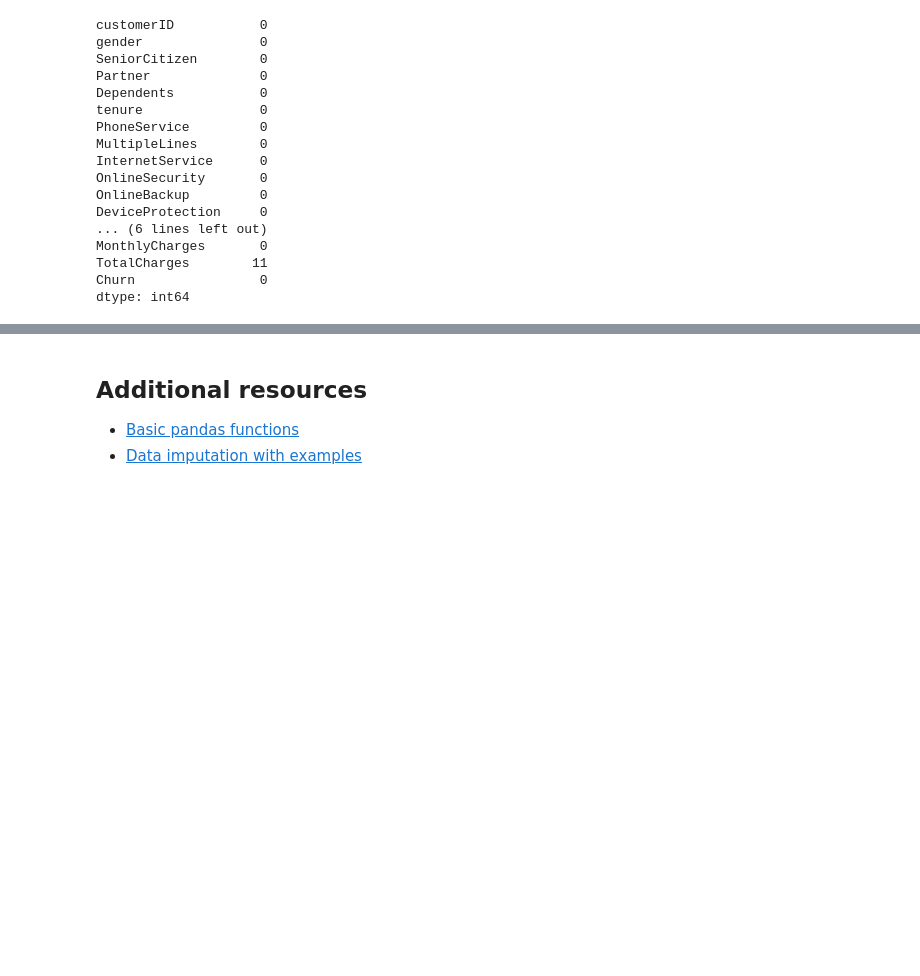
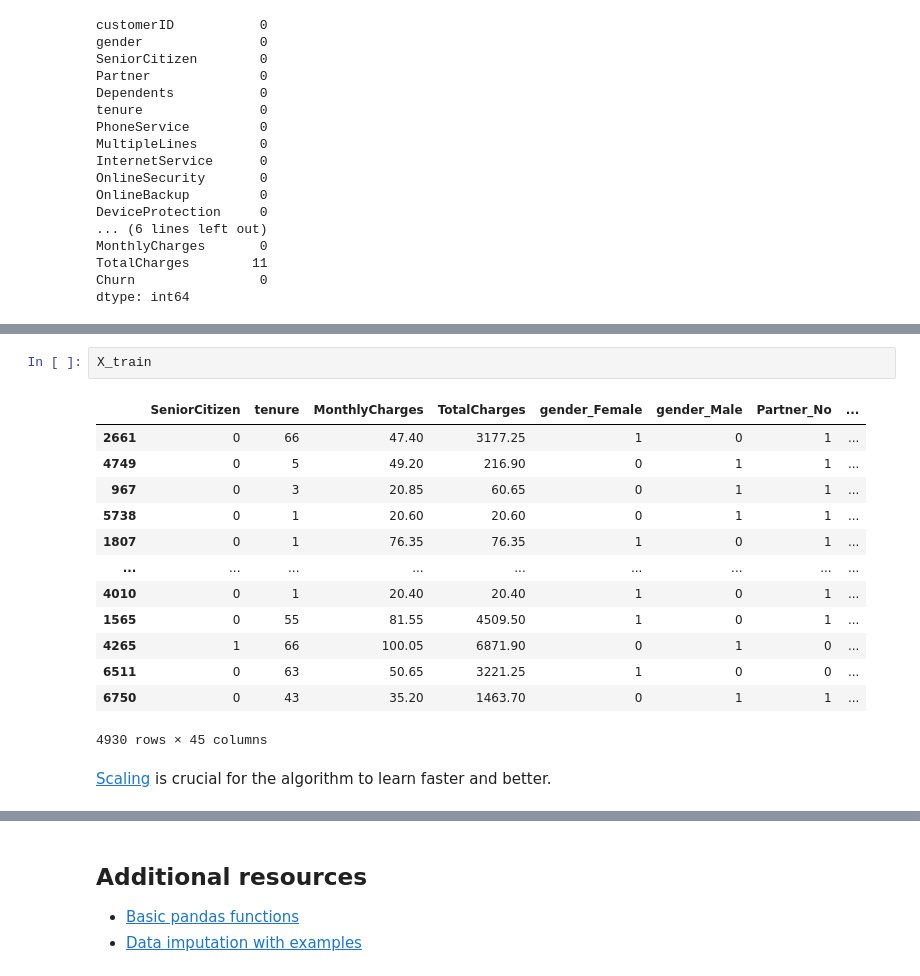
Before and after one commit to alessiodevoto/deepers, a Jupyter notebook: labs/lab1.ipynb, the cells around one changed output, grey strips where cells are left out. Cells and saved outputs as stored; diff of their text form; blank space fills up the shorter version.

```diff
--- a/labs/lab1.ipynb
+++ b/labs/lab1.ipynb
@@ -418,0 +504,18 @@ c. MLP ?
+# %%
+X_train
+# %% [output]
+|  | SeniorCitizen | tenure | MonthlyCharges | TotalCharges | gender_Female | gender_Male | Partner_No | ... |
+| 2661 | 0 | 66 | 47.40 | 3177.25 | 1 | 0 | 1 | ... |
+| 4749 | 0 | 5 | 49.20 | 216.90 | 0 | 1 | 1 | ... |
+| 967 | 0 | 3 | 20.85 | 60.65 | 0 | 1 | 1 | ... |
+| 5738 | 0 | 1 | 20.60 | 20.60 | 0 | 1 | 1 | ... |
+| 1807 | 0 | 1 | 76.35 | 76.35 | 1 | 0 | 1 | ... |
+| ... | ... | ... | ... | ... | ... | ... | ... | ... |
+| 4010 | 0 | 1 | 20.40 | 20.40 | 1 | 0 | 1 | ... |
+| 1565 | 0 | 55 | 81.55 | 4509.50 | 1 | 0 | 1 | ... |
+| 4265 | 1 | 66 | 100.05 | 6871.90 | 0 | 1 | 0 | ... |
+| 6511 | 0 | 63 | 50.65 | 3221.25 | 1 | 0 | 0 | ... |
+| 6750 | 0 | 43 | 35.20 | 1463.70 | 0 | 1 | 1 | ... |
+4930 rows × 45 columns
+# %% [markdown]
+[Scaling](https://www.enjoyalgorithms.com/blog/need-of-feature-scaling-in-machine-learning) is crucial for the algorithm to learn faster and better.
```
Also changed, not shown: parts of 60 cells of this notebook, 5 other files.
